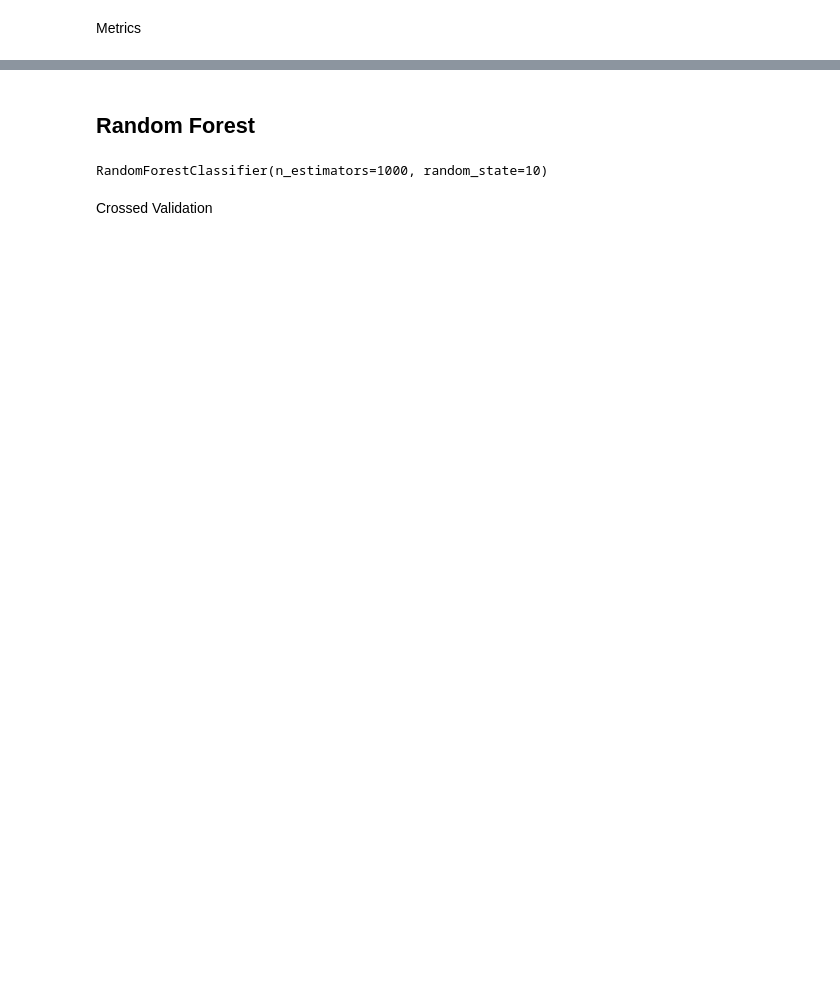
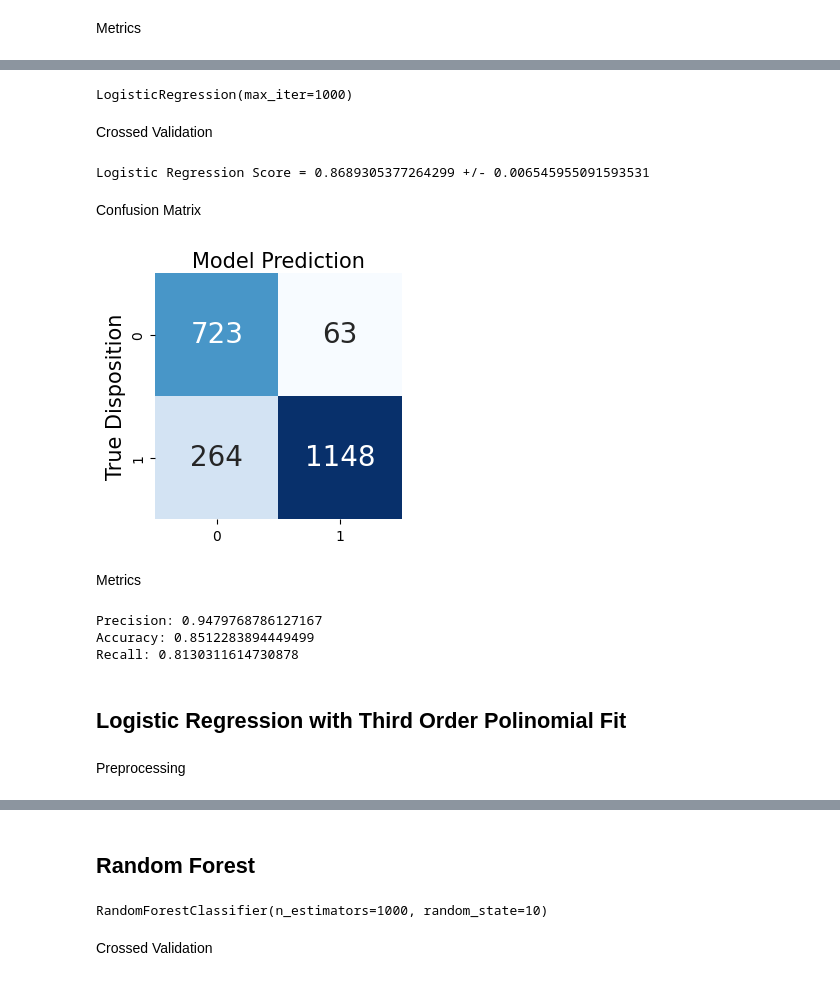
Before and after one commit to Arena05/ExoDetect-ML, a Jupyter notebook: Clasificacion_Supervisada.ipynb, the cells around one changed output, grey strips where cells are left out. Saved outputs shown, nothing was run; the diff lists cells and outputs as text; code cells hidden in the pictures; blank space fills up the shorter version.

```diff
--- a/Clasificacion_Supervisada.ipynb
+++ b/Clasificacion_Supervisada.ipynb
@@ -113,0 +120,4 @@ Recall: 0.8366197183098592
+# %%
+poly_2=PolynomialFeatures(degree=2)
+X_train_2=poly_2.fit_transform(X_train)
+X_test_2=poly_2.transform(X_test)
@@ -113,0 +126,3 @@ Recall: 0.8366197183098592
+# %%
+X_train_scaled_2=scaler.fit_transform(X_train_2)
+X_test_scaled_2=scaler.fit_transform(X_test_2)
@@ -113,0 +131,46 @@ Recall: 0.8366197183098592
+# %%
+lr_2=LogisticRegression(max_iter=1000)
+lr_2.fit(X_train_scaled_2,y_train)
+# %% [output]
+LogisticRegression(max_iter=1000)
+# %% [markdown]
+Crossed Validation
+# %%
+scores_2=cross_val_score(lr_2,X_train_scaled_2,y_train)
+print(f'Logistic Regression Score = {scores_2.mean()} +/- {scores_2.std()}')
+# %% [output]
+Logistic Regression Score = 0.8689305377264299 +/- 0.006545955091593531
+# %%
+y_predict_2=lr_2.predict(X_test_scaled_2)
+# %% [markdown]
+Confusion Matrix
+# %%
+class_names=[0,0]
+fig,ax=plt.subplots(figsize=(3,3))
+tick_marks=(np.arange(len(class_names)))
+plt.xticks(tick_marks,class_names)
+plt.yticks(tick_marks,class_names)
+sns.heatmap(pd.DataFrame(confusion_matrix(y_test,y_predict_2)),annot=True,
+            cmap='Blues',fmt='g',cbar=False,
+            annot_kws={'size':20})
+ax.xaxis.set_label_position('top')
+plt.tight_layout()
+plt.ylabel('True Disposition', fontsize=15,y=0.5)
+plt.xlabel('Model Prediction', fontsize=15)
+plt.show()
+# %% [output]
+[figure, added]
+# %% [markdown]
+Metrics
+# %%
+print(f'Precision: {precision_score(y_test,y_predict_2)}')
+print(f'Accuracy: {accuracy_score(y_test,y_predict_2)}')
+print(f'Recall: {recall_score(y_test,y_predict_2)}')
+# %% [output]
+Precision: 0.9479768786127167
+Accuracy: 0.8512283894449499
+Recall: 0.8130311614730878
+# %% [markdown]
+## Logistic Regression with Third Order Polinomial Fit
+# %% [markdown]
+Preprocessing
```
Also changed, not shown: parts of 33 cells of this notebook.
